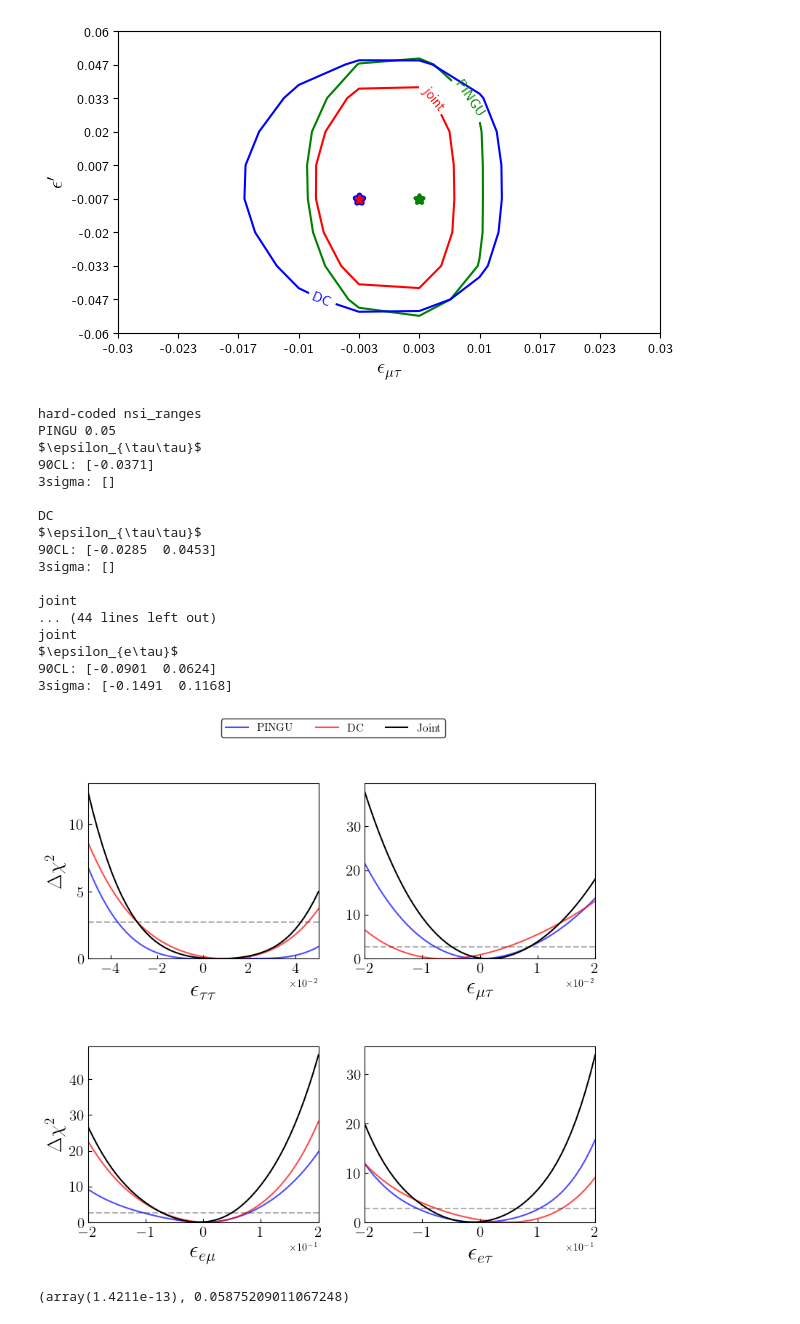
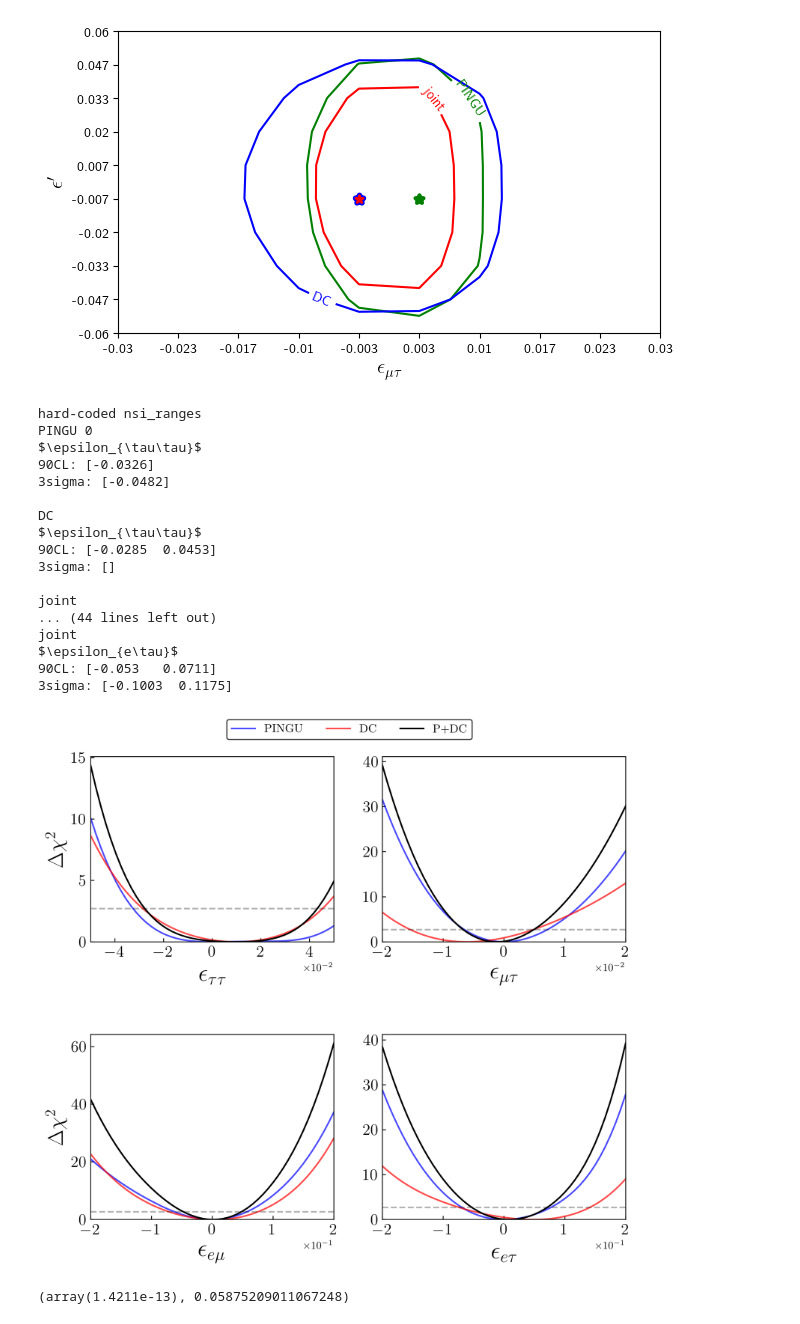
Before and after one commit to Sjoeborg/thesis, a Jupyter notebook: notebooks/joint.ipynb, the cells around one changed output. Drawn from its saved outputs; the diff is of its cells as text; code cells hidden in the pictures.

```diff
--- a/notebooks/joint.ipynb
+++ b/notebooks/joint.ipynb
@@ -22,7 +22,7 @@ import pickle
 from scipy.interpolate import splrep, splev, sproot
 from src.plotter import save, savethesis
 plt.rcParams['figure.figsize'] = [8, 4]
-plt.rcParams['figure.dpi'] = 100
+plt.rcParams['figure.dpi'] = 400
 matplotlib.rc('text', usetex=True)
 matplotlib.rc('text.latex', preamble=r'\usepackage{amsmath}')
 np.set_printoptions(linewidth=200)
@@ -44,9 +44,9 @@ dm31_range, th23_range,ett_range, emt_range, eem_range, eet_range = get_param_li
 dm31_range, th23_range,ett_range, emt_range, eem_range, eet_range = get_param_list(dm31N=5,
                                                                                    th23N=5,
                                                                           ett_tuple=(-5e-2,5e-2,1),
-                                                                          emt_tuple=(-2e-2,2e-2,1),
+                                                                          emt_tuple=(-2e-2,2e-2,10),
                                                                           eem_tuple=(-2e-1,2e-1,1),
-                                                                          eet_tuple=(-2e-1,2e-1,10),
+                                                                          eet_tuple=(-2e-1,2e-1,1),
                                                                           IO=IO)
 # %%
 param_dict = nufit_params_nsi_IO if ordering == 'IO' else nufit_params_nsi
@@ -379,7 +403,7 @@ for i in range(4):
 
     ax[i].plot(finer_e_range, P_marg_NO[i], label='PINGU', alpha=0.7, c='b', lw=1.5)
     ax[i].plot(finer_e_range, D_marg_NO[i], label='DC', alpha=0.7, c='r', lw=1.5)
-    ax[i].plot(finer_e_range, PD_marg_NO[i], label='Joint', color='k', lw=1.5)
+    ax[i].plot(finer_e_range, PD_marg_NO[i], label='P+DC', color='k', lw=1.5)
     '''
     ax[i].plot(nsi_param_range[i], PINGU_marg_NO[i], label='PINGU', alpha=0.4, c='b', lw=1)
     ax[i].plot(nsi_param_range[i], DC_marg_NO[i], label='DC', alpha=0.4, c='g', lw=1)
@@ -406,41 +430,41 @@ for i in range(4):
 
     cl_90_bounds_joint = splrep(finer_e_range, PD_marg_NO[i]- chi2.ppf(0.9,1))
     three_sigma_bounds_joint = splrep(finer_e_range, PD_marg_NO[i]- chi2.ppf(0.9973,1))
     print('PINGU', f_PINGU)
     print(xlabels[i]+'\n'+f'90CL: {sproot(cl_90_bounds_PINGU)}\n'+f'3sigma: {sproot(three_sigma_bounds_PINGU)}\n')
     print('DC')
     print(xlabels[i]+'\n'+f'90CL: {sproot(cl_90_bounds_DC)}\n'+f'3sigma: {sproot(three_sigma_bounds_DC)}\n')
     print('joint')
     print(xlabels[i]+'\n'+f'90CL: {sproot(cl_90_bounds_joint)}\n'+f'3sigma: {sproot(three_sigma_bounds_joint)}\n')
 
 ax[0].set_ylabel(r'$\Delta \chi^2$', fontsize=20)
 ax[2].set_ylabel(r'$\Delta \chi^2$', fontsize=20)
 handles, labels = ax[1].get_legend_handles_labels()
-leg= fig.legend(handles, labels, loc='upper center', ncol=3, bbox_to_anchor=(0.5, 1),fontsize=11)
+leg= fig.legend(handles, labels, loc='upper center', ncol=3, bbox_to_anchor=(0.5, 0.95),fontsize=11)
 leg.get_frame().set_edgecolor('k')
 plt.subplots_adjust(hspace=0.5)
-#plt.savefig('./article/figures/joint_3D_NO.pdf', bbox_inches="tight")
+plt.savefig('./article/figures/joint_3D_NO.pdf', bbox_inches="tight")
 #save(fig, 'joint_3D_NO') #Doesnt work, legend removed
 #savethesis(fig, 'joint_3D_NO')#Doesnt work, legend removed
 # %% [output]
 hard-coded nsi_ranges
-PINGU 0.05
+PINGU 0
 $\epsilon_{\tau\tau}$
-90CL: [-0.0371]
-3sigma: []
+90CL: [-0.0326]
+3sigma: [-0.0482]
 
 DC
 $\epsilon_{\tau\tau}$
 90CL: [-0.0285  0.0453]
 3sigma: []
 
 joint
 ... (44 lines left out)
 joint
 $\epsilon_{e\tau}$
-90CL: [-0.0901  0.0624]
-3sigma: [-0.1491  0.1168]
+90CL: [-0.053   0.0711]
+3sigma: [-0.1003  0.1175]
-[figure, old version]
+[figure, new version]
 # %%
 from scipy.interpolate import splev
 tk = splrep(np.linspace(nsi_param_range[0].min(),nsi_param_range[0].max(),49), PD_marg_NO[0]- chi2.ppf(0.9973,1))
```
Also changed, not shown: parts of 7 cells of this notebook, 7 other files.
